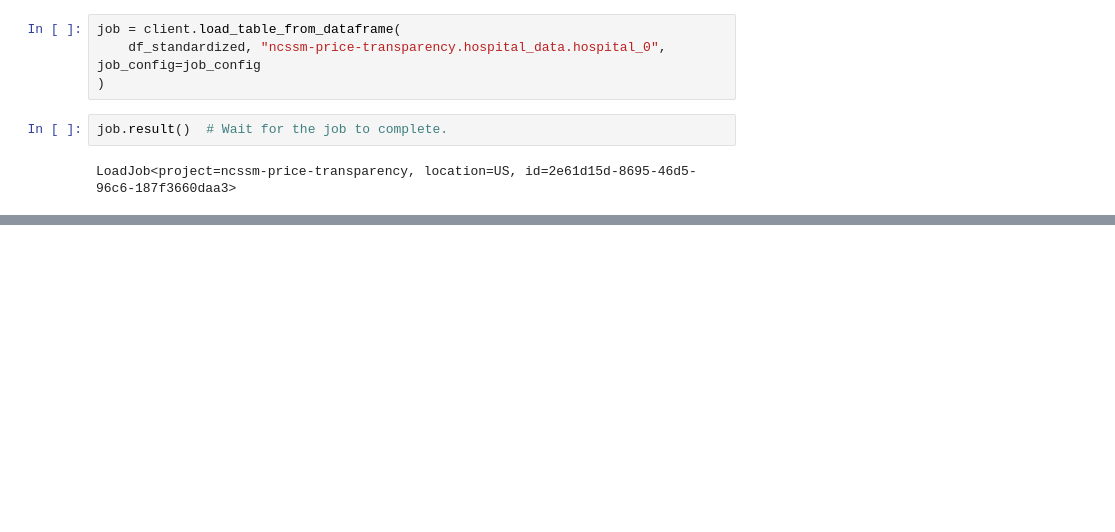
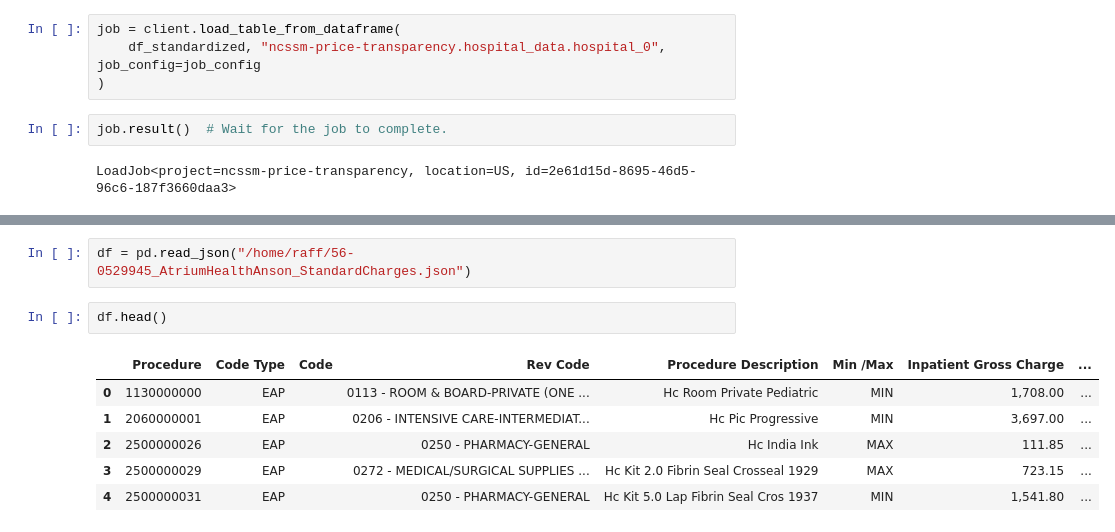
Before and after one commit to pauldria/ncssm-2022-jterm-price-transparency, a Jupyter notebook: data-loader.ipynb, the cells around one changed output, grey strips where cells are left out. Saved outputs shown, nothing was run; the diff lists cells and outputs as text; blank space fills up the shorter version.

```diff
--- a/data-loader.ipynb
+++ b/data-loader.ipynb
@@ -135,0 +251,11 @@ LoadJob<project=ncssm-price-transparency, location=US, id=2e61d15d-8695-46d5-96c
+# %%
+df = pd.read_json("/home/raff/56-0529945_AtriumHealthAnson_StandardCharges.json")
+# %%
+df.head()
+# %% [output]
+|  | Procedure | Code Type | Code | Rev Code | Procedure Description | Min /Max | Inpatient Gross Charge | ... |
+| 0 | 1130000000 | EAP |  | 0113 - ROOM & BOARD-PRIVATE (ONE ... | Hc Room Private Pediatric | MIN | 1,708.00 | ... |
+| 1 | 2060000001 | EAP |  | 0206 - INTENSIVE CARE-INTERMEDIAT... | Hc Pic Progressive | MIN | 3,697.00 | ... |
+| 2 | 2500000026 | EAP |  | 0250 - PHARMACY-GENERAL | Hc India Ink | MAX | 111.85 | ... |
+| 3 | 2500000029 | EAP |  | 0272 - MEDICAL/SURGICAL SUPPLIES ... | Hc Kit 2.0 Fibrin Seal Crosseal 1929 | MAX | 723.15 | ... |
+| 4 | 2500000031 | EAP |  | 0250 - PHARMACY-GENERAL | Hc Kit 5.0 Lap Fibrin Seal Cros 1937 | MIN | 1,541.80 | ... |
```
Also changed, not shown: parts of 17 cells of this notebook, 3 other files.
